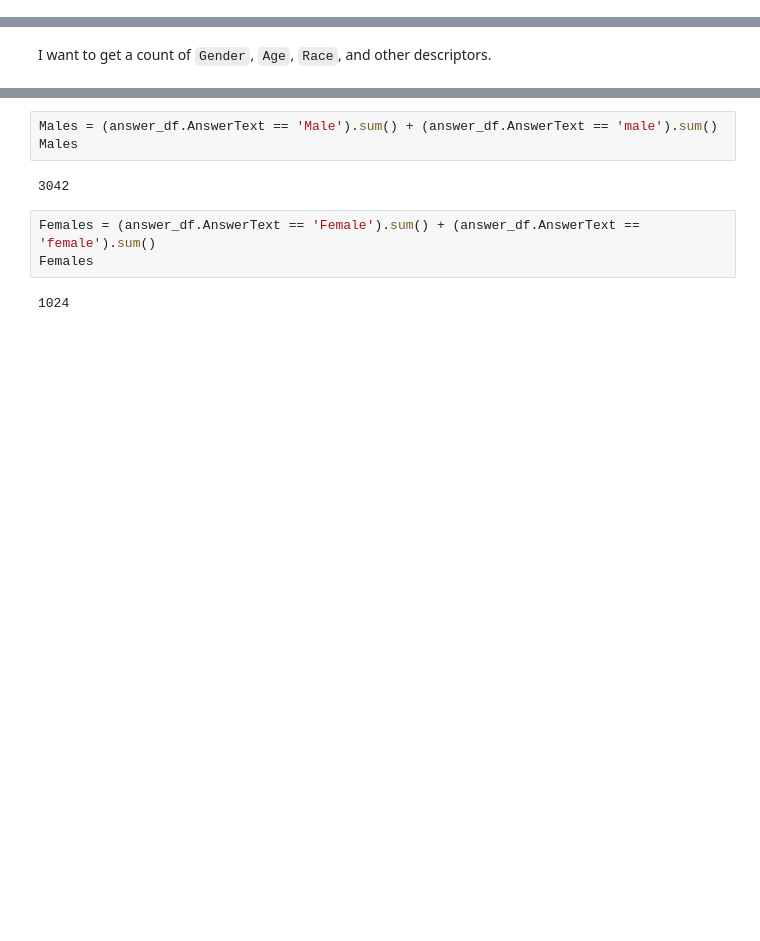
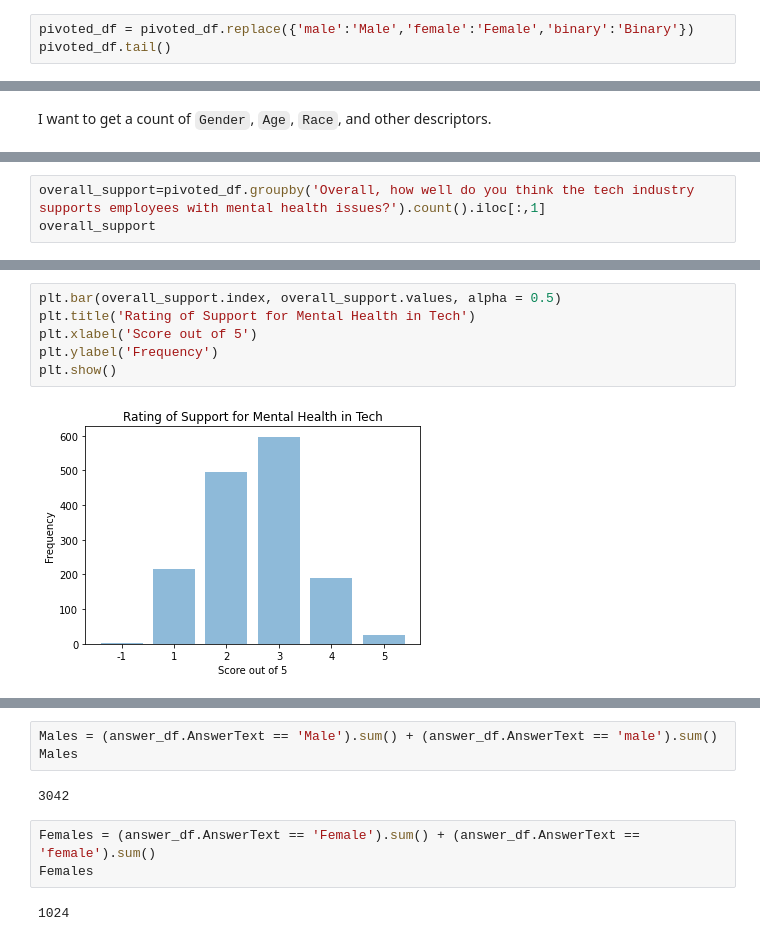
Before and after one commit to laurmarshall/Burnout-In-Tech, a Jupyter notebook: eda.ipynb, the cells around one changed output, grey strips where cells are left out. Saved outputs shown, nothing was run; the diff lists cells and outputs as text; blank space fills up the shorter version.

Commit message:
grouped bar chart included

```diff
--- a/eda.ipynb
+++ b/eda.ipynb
@@ -156,0 +145,3 @@ pivoted_df.tail()
+# %%
+pivoted_df = pivoted_df.replace({'male':'Male','female':'Female','binary':'Binary'})
+pivoted_df.tail()
@@ -160,0 +198,3 @@ I want to get a count of `Gender`, `Age`, `Race`, and other descriptors.
+# %%
+overall_support=pivoted_df.groupby('Overall, how well do you think the tech industry supports employees with mental health issues?').count().iloc[:,1]
+overall_support
@@ -160,0 +210,8 @@ I want to get a count of `Gender`, `Age`, `Race`, and other descriptors.
+# %%
+plt.bar(overall_support.index, overall_support.values, alpha = 0.5)
+plt.title('Rating of Support for Mental Health in Tech')
+plt.xlabel('Score out of 5')
+plt.ylabel('Frequency')
+plt.show()
+# %% [output]
+[figure, added]
```
Also changed, not shown: parts of 53 cells of this notebook.
